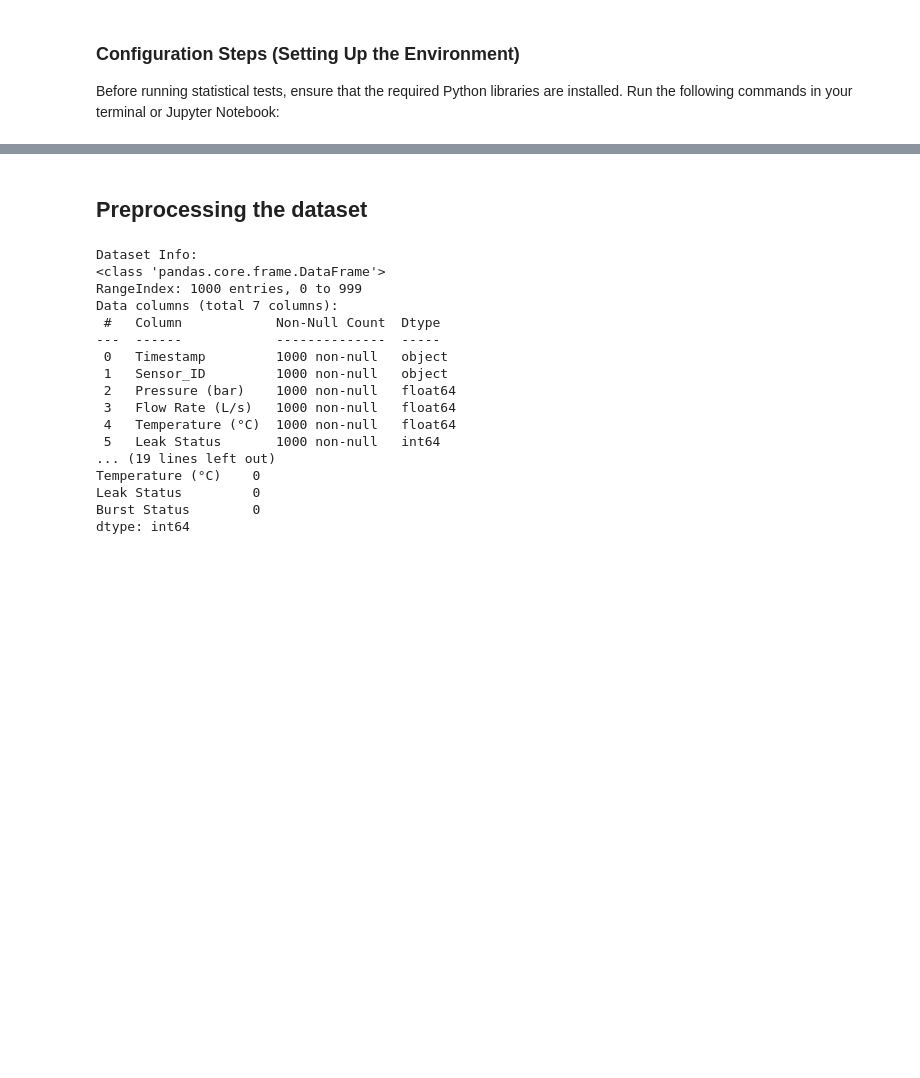
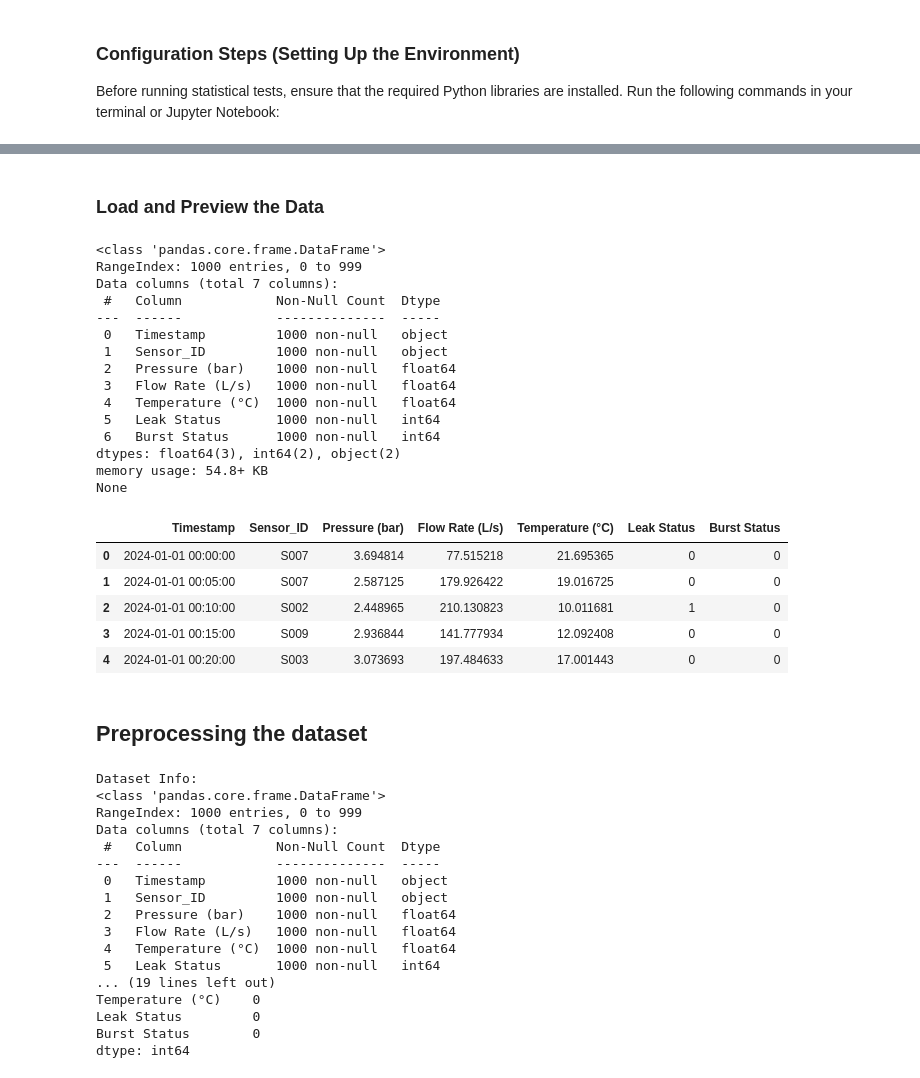
Before and after one commit to CSCN8040-Water-Wastage-in-Urban-Areas/Reducing-Water-Wastage-in-Urban-Areas, a Jupyter notebook: Unit4_inclass activity.ipynb, the cells around one changed output, grey strips where cells are left out. Drawn from its saved outputs; the diff is of its cells as text; code cells hidden in the pictures; blank space fills up the shorter version.

```diff
--- a/Unit4_inclass activity.ipynb
+++ b/Unit4_inclass activity.ipynb
@@ -27,3 +36,33 @@ Requirement already satisfied: six>=1.5 in c:\users\admin\appdata\local\programs
+# %% [markdown]
+### Load and Preview the Data
+# %%
+import pandas as pd
+
+df = pd.read_csv('water_leak_detection_1000_rows.csv')
+print(df.info())
+df.head()
+# %% [output]
+<class 'pandas.core.frame.DataFrame'>
+RangeIndex: 1000 entries, 0 to 999
+Data columns (total 7 columns):
+ #   Column            Non-Null Count  Dtype
+---  ------            --------------  -----
+ 0   Timestamp         1000 non-null   object
+ 1   Sensor_ID         1000 non-null   object
+ 2   Pressure (bar)    1000 non-null   float64
+ 3   Flow Rate (L/s)   1000 non-null   float64
+ 4   Temperature (°C)  1000 non-null   float64
+ 5   Leak Status       1000 non-null   int64
+ 6   Burst Status      1000 non-null   int64
+dtypes: float64(3), int64(2), object(2)
+memory usage: 54.8+ KB
+None
+|  | Timestamp | Sensor_ID | Pressure (bar) | Flow Rate (L/s) | Temperature (°C) | Leak Status | Burst Status |
+| 0 | 2024-01-01 00:00:00 | S007 | 3.694814 | 77.515218 | 21.695365 | 0 | 0 |
+| 1 | 2024-01-01 00:05:00 | S007 | 2.587125 | 179.926422 | 19.016725 | 0 | 0 |
+| 2 | 2024-01-01 00:10:00 | S002 | 2.448965 | 210.130823 | 10.011681 | 1 | 0 |
+| 3 | 2024-01-01 00:15:00 | S009 | 2.936844 | 141.777934 | 12.092408 | 0 | 0 |
+| 4 | 2024-01-01 00:20:00 | S003 | 3.073693 | 197.484633 | 17.001443 | 0 | 0 |
 # %% [markdown]
 ##  Preprocessing the dataset
 # %%
```
Also changed, not shown: parts of 26 cells of this notebook.
